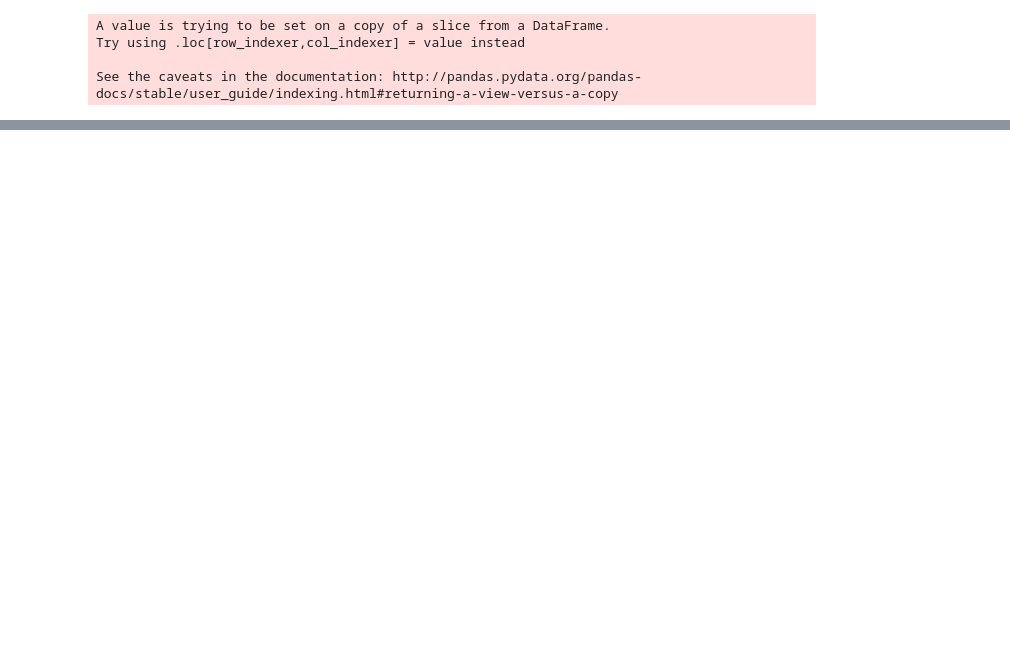
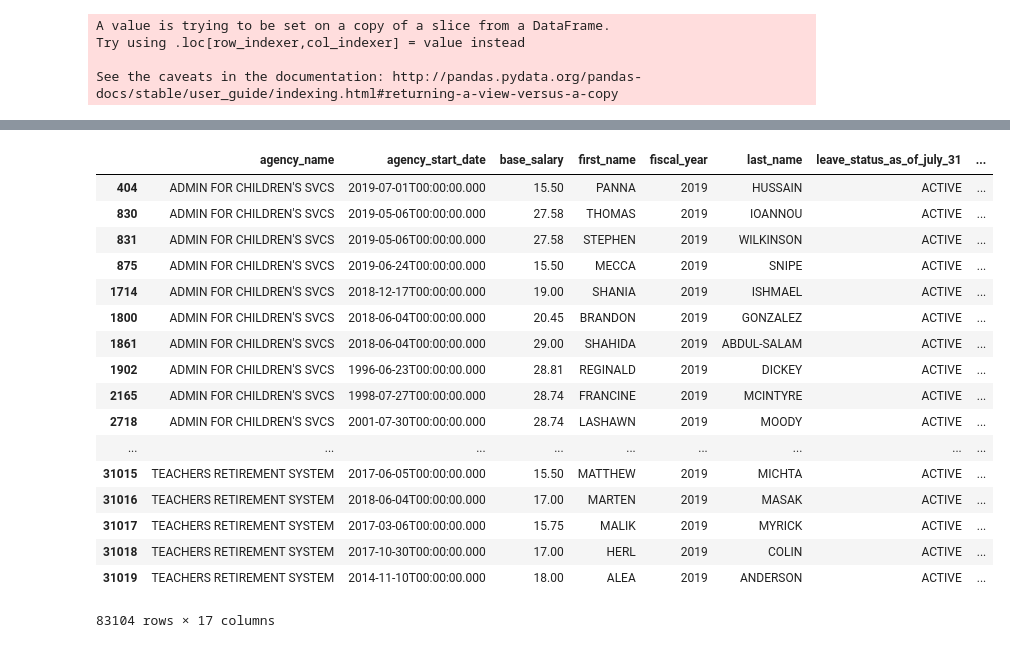
Before and after one commit to aduranil/nyc_govt_payroll, a Jupyter notebook: 2019 data.ipynb, the cells around one changed output, grey strips where cells are left out. Saved outputs shown, nothing was run; the diff lists cells and outputs as text; code cells hidden in the pictures; blank space fills up the shorter version.

```diff
--- a/2019 data.ipynb
+++ b/2019 data.ipynb
@@ -367,0 +375,2 @@ get_data_set(updated_active_result, 'name_count', 500, 'first_name', 'regular_gr
+# %%
+per_hour_active = filter_column_by_value(yearly_result, 'leave_status_as_of_july_31', 'ACTIVE')
@@ -367,0 +398,23 @@ get_data_set(updated_active_result, 'name_count', 500, 'first_name', 'regular_gr
+# %%
+per_hour_activity = filter_column_by_value(per_hour_active, 'pay_basis', 'Hour')
+# %%
+per_hour_activity
+# %% [output]
+|  | agency_name | agency_start_date | base_salary | first_name | fiscal_year | last_name | leave_status_as_of_july_31 | ... |
+| 404 | ADMIN FOR CHILDREN'S SVCS | 2019-07-01T00:00:00.000 | 15.50 | PANNA | 2019 | HUSSAIN | ACTIVE | ... |
+| 830 | ADMIN FOR CHILDREN'S SVCS | 2019-05-06T00:00:00.000 | 27.58 | THOMAS | 2019 | IOANNOU | ACTIVE | ... |
+| 831 | ADMIN FOR CHILDREN'S SVCS | 2019-05-06T00:00:00.000 | 27.58 | STEPHEN | 2019 | WILKINSON | ACTIVE | ... |
+| 875 | ADMIN FOR CHILDREN'S SVCS | 2019-06-24T00:00:00.000 | 15.50 | MECCA | 2019 | SNIPE | ACTIVE | ... |
+| 1714 | ADMIN FOR CHILDREN'S SVCS | 2018-12-17T00:00:00.000 | 19.00 | SHANIA | 2019 | ISHMAEL | ACTIVE | ... |
+| 1800 | ADMIN FOR CHILDREN'S SVCS | 2018-06-04T00:00:00.000 | 20.45 | BRANDON | 2019 | GONZALEZ | ACTIVE | ... |
+| 1861 | ADMIN FOR CHILDREN'S SVCS | 2018-06-04T00:00:00.000 | 29.00 | SHAHIDA | 2019 | ABDUL-SALAM | ACTIVE | ... |
+| 1902 | ADMIN FOR CHILDREN'S SVCS | 1996-06-23T00:00:00.000 | 28.81 | REGINALD | 2019 | DICKEY | ACTIVE | ... |
+| 2165 | ADMIN FOR CHILDREN'S SVCS | 1998-07-27T00:00:00.000 | 28.74 | FRANCINE | 2019 | MCINTYRE | ACTIVE | ... |
+| 2718 | ADMIN FOR CHILDREN'S SVCS | 2001-07-30T00:00:00.000 | 28.74 | LASHAWN | 2019 | MOODY | ACTIVE | ... |
+| ... | ... | ... | ... | ... | ... | ... | ... | ... |
+| 31015 | TEACHERS RETIREMENT SYSTEM | 2017-06-05T00:00:00.000 | 15.50 | MATTHEW | 2019 | MICHTA | ACTIVE | ... |
+| 31016 | TEACHERS RETIREMENT SYSTEM | 2018-06-04T00:00:00.000 | 17.00 | MARTEN | 2019 | MASAK | ACTIVE | ... |
+| 31017 | TEACHERS RETIREMENT SYSTEM | 2017-03-06T00:00:00.000 | 15.75 | MALIK | 2019 | MYRICK | ACTIVE | ... |
+| 31018 | TEACHERS RETIREMENT SYSTEM | 2017-10-30T00:00:00.000 | 17.00 | HERL | 2019 | COLIN | ACTIVE | ... |
+| 31019 | TEACHERS RETIREMENT SYSTEM | 2014-11-10T00:00:00.000 | 18.00 | ALEA | 2019 | ANDERSON | ACTIVE | ... |
+83104 rows × 17 columns
```
Also changed, not shown: parts of 48 cells of this notebook, 11 other files.
